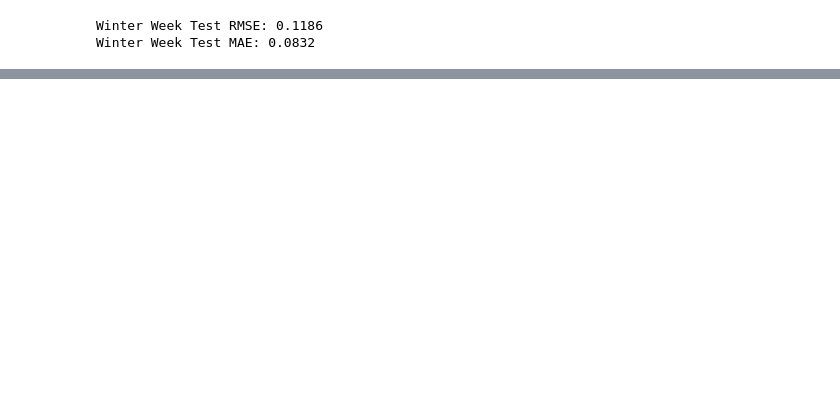
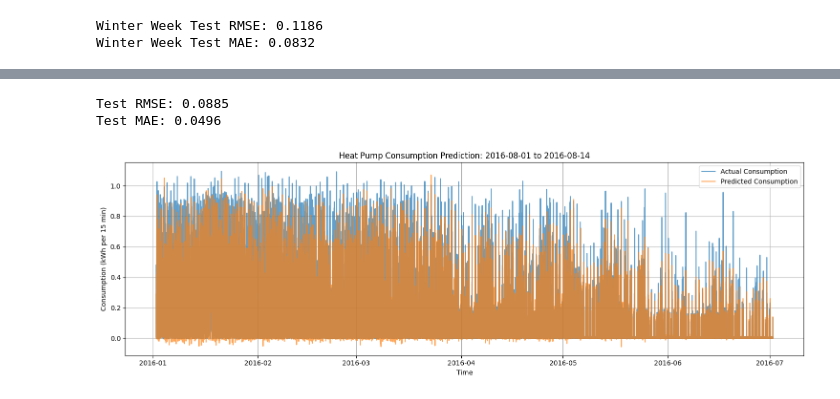
Before and after one commit to roushansr/Energy_Management, a Jupyter notebook: Code_Medium.ipynb, the cells around one changed output, grey strips where cells are left out. Cells and saved outputs as stored; diff of their text form; code cells hidden in the pictures; blank space fills up the shorter version.

```diff
--- a/Code_Medium.ipynb
+++ b/Code_Medium.ipynb
@@ -1403,0 +1477,47 @@ plt.show()
+# %%
+# feature training
+training_feature_columns = [
+    'r1_hp_onoff', 'temperature_2m', 'relative_humidity_2m', 'cloudcover', 'shortwave_radiation',
+    'r1_hp_lag1', 'r1_hp_lag2', 'r1_hp_lag4', 'r1_hp_lag96',
+    'temp_lag1', 'temp_lag4', 'temp_lag96',
+    'r1_hp_roll_1h', 'r1_hp_roll_1d'
+]
+# %%
+# check if columns exist in your prediction set
+
+missing_cols = set(training_feature_columns) - set(X_test.columns)
+if missing_cols:
+    raise ValueError(f"Missing columns in prediction data: {missing_cols}")
+
+X_test_aligned = X_test[training_feature_columns]  # select and reorder columns
+
+# Then predict using aligned features
+y_pred = model.predict(X_test_aligned)
+# %%
+# Evaluation
+
+from sklearn.metrics import mean_squared_error, mean_absolute_error
+
+rmse = np.sqrt(mean_squared_error(y_test, y_pred))
+mae = mean_absolute_error(y_test, y_pred)
+
+print(f"Test RMSE: {rmse:.4f}")
+print(f"Test MAE: {mae:.4f}")
+# %% [output]
+Test RMSE: 0.0885
+Test MAE: 0.0496
+# %%
+# Plot Actual vs Predicted Consumption
+
+plt.figure(figsize=(15,5))
+plt.plot(y_test.index, y_test.values, label='Actual Consumption', alpha=0.7)
+plt.plot(y_test.index, y_pred, label='Predicted Consumption', alpha=0.7)
+plt.title(f"Heat Pump Consumption Prediction: {start_date} to {end_date}")
+plt.xlabel("Time")
+plt.ylabel("Consumption (kWh per 15 min)")
+plt.legend()
+plt.grid(True)
+plt.tight_layout()
+plt.show()
+# %% [output]
+[figure, added]
```
Also changed, not shown: parts of 15 cells of this notebook.
